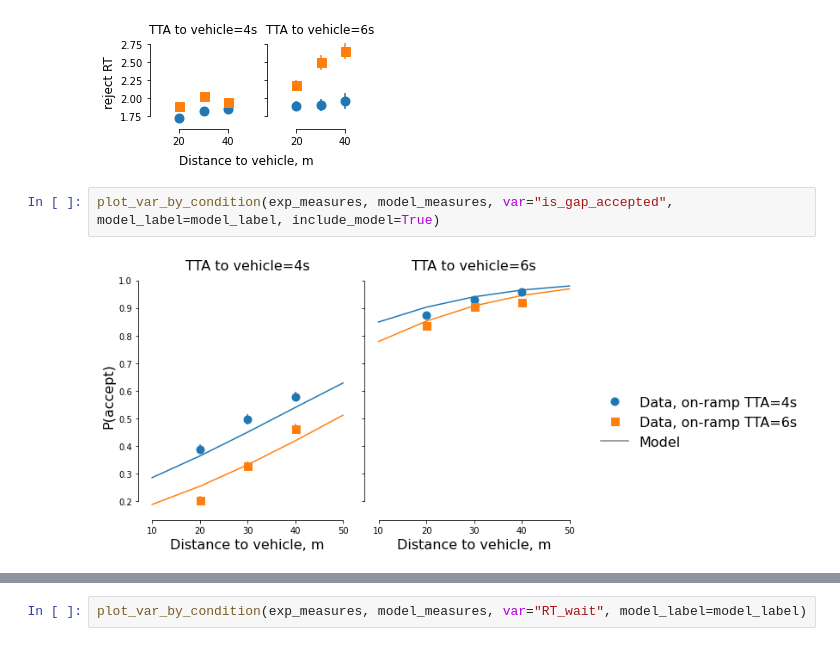
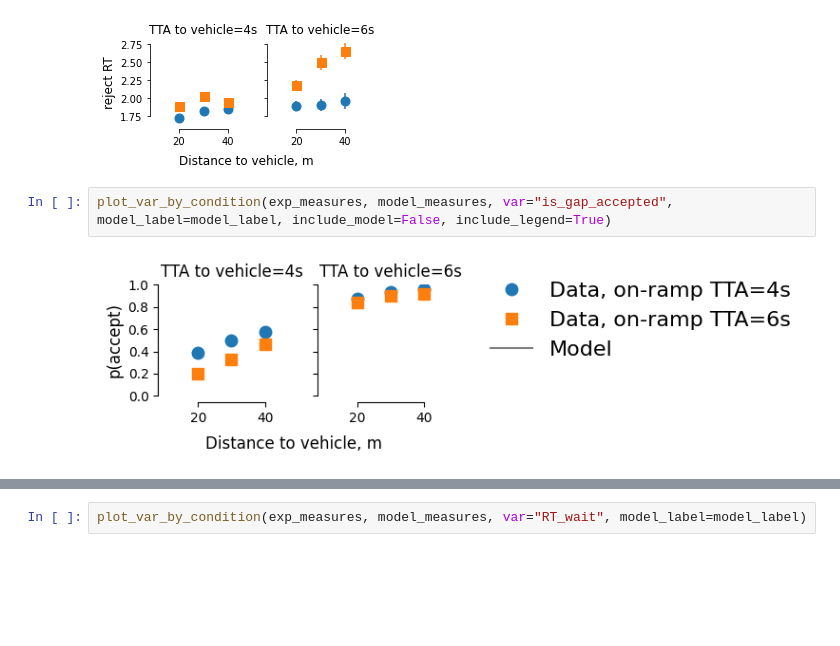
Before and after one commit to cherepaha/merging_eye_tracking, a Jupyter notebook: 04_figures.ipynb, the cells around one changed output, grey strips where cells are left out. Drawn from its saved outputs; the diff is of its cells as text; blank space fills up the shorter version.

Commit message:
Stats added, plots updated

```diff
--- a/04_figures.ipynb
+++ b/04_figures.ipynb
@@ -127,9 +127,9 @@ for var in ["is_gap_accepted", "RT_merge", "RT_wait"]:
 [figure]
 [figure]
 # %%
-plot_var_by_condition(exp_measures, model_measures, var="is_gap_accepted", model_label=model_label, include_model=True)
+plot_var_by_condition(exp_measures, model_measures, var="is_gap_accepted", model_label=model_label, include_model=False, include_legend=True)
 # %% [output]
-[figure, old version]
+[figure, new version]
 # %%
 plot_var_by_condition(exp_measures, model_measures, var="RT_merge", model_label=model_label)
 # %% [output]
```
Also changed, not shown: parts of 10 cells of this notebook, 3 other files.
